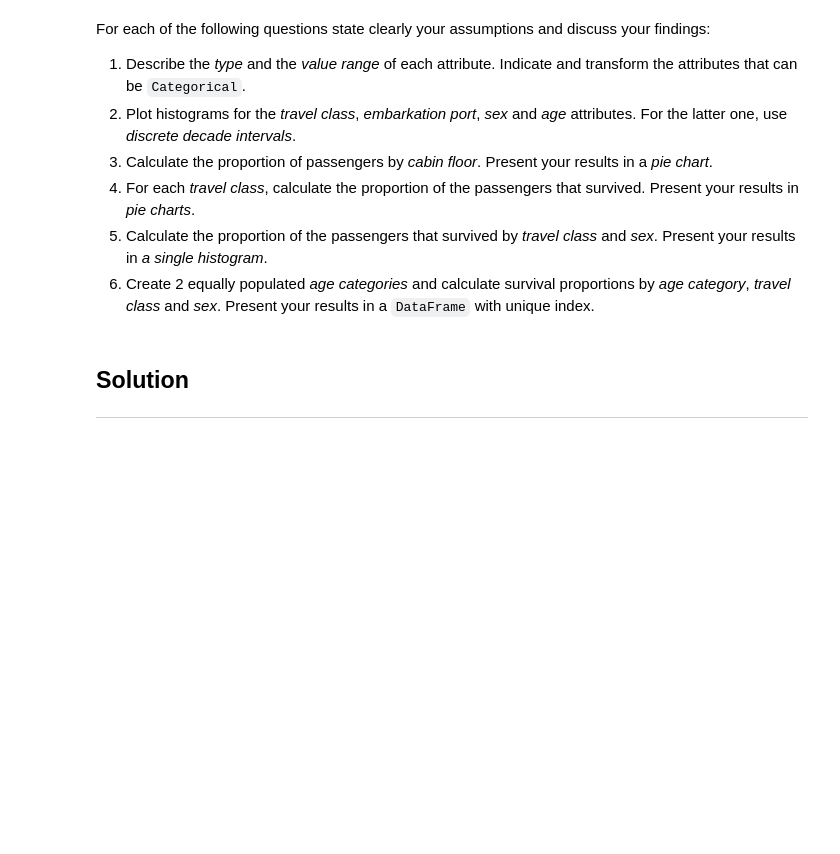
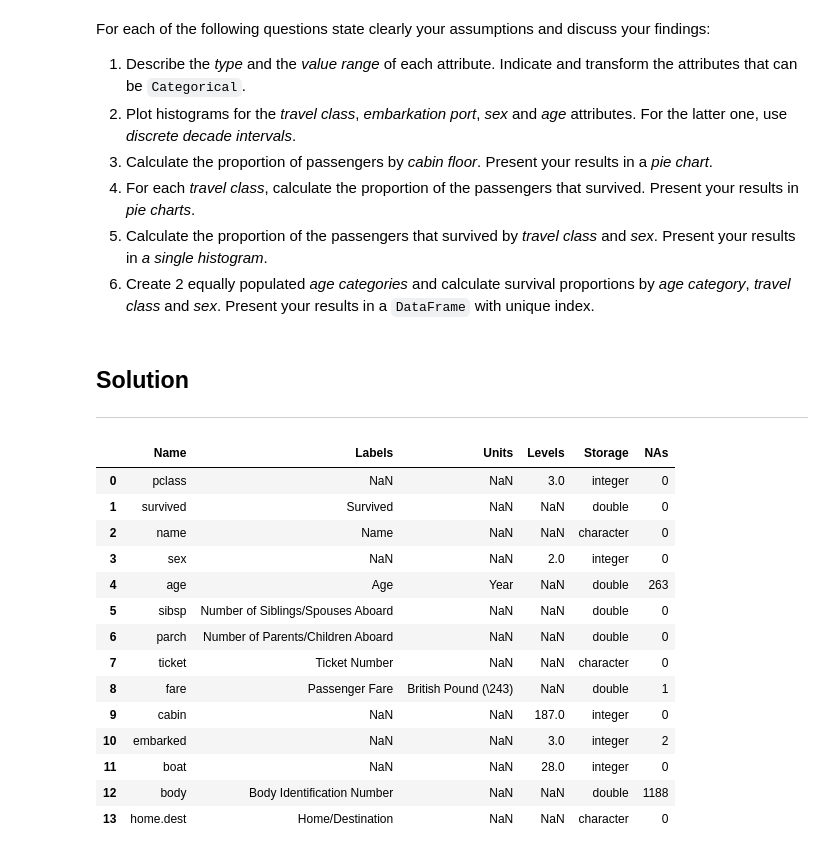
Before and after one commit to mj2905/ProjectMYP, a Jupyter notebook: Marc/HW1/Homework 1.ipynb, the cells around one changed output. Drawn from its saved outputs; the diff is of its cells as text; code cells hidden in the pictures; blank space fills up the shorter version.

```diff
--- a/Marc/HW1/Homework 1.ipynb
+++ b/Marc/HW1/Homework 1.ipynb
@@ -338,3 +355,22 @@ For each of the following questions state clearly your assumptions and discuss y
 # %% [markdown]
 ## Solution
 ---
+# %%
+df = pd.read_html(DATA_FOLDER+'/titanic.html', header=0)
+df[0]
+# %% [output]
+|  | Name | Labels | Units | Levels | Storage | NAs |
+| 0 | pclass | NaN | NaN | 3.0 | integer | 0 |
+| 1 | survived | Survived | NaN | NaN | double | 0 |
+| 2 | name | Name | NaN | NaN | character | 0 |
+| 3 | sex | NaN | NaN | 2.0 | integer | 0 |
+| 4 | age | Age | Year | NaN | double | 263 |
+| 5 | sibsp | Number of Siblings/Spouses Aboard | NaN | NaN | double | 0 |
+| 6 | parch | Number of Parents/Children Aboard | NaN | NaN | double | 0 |
+| 7 | ticket | Ticket Number | NaN | NaN | character | 0 |
+| 8 | fare | Passenger Fare | British Pound (\243) | NaN | double | 1 |
+| 9 | cabin | NaN | NaN | 187.0 | integer | 0 |
+| 10 | embarked | NaN | NaN | 3.0 | integer | 2 |
+| 11 | boat | NaN | NaN | 28.0 | integer | 0 |
+| 12 | body | Body Identification Number | NaN | NaN | double | 1188 |
+| 13 | home.dest | Home/Destination | NaN | NaN | character | 0 |
```
Also changed, not shown: parts of 1 cell of this notebook.
